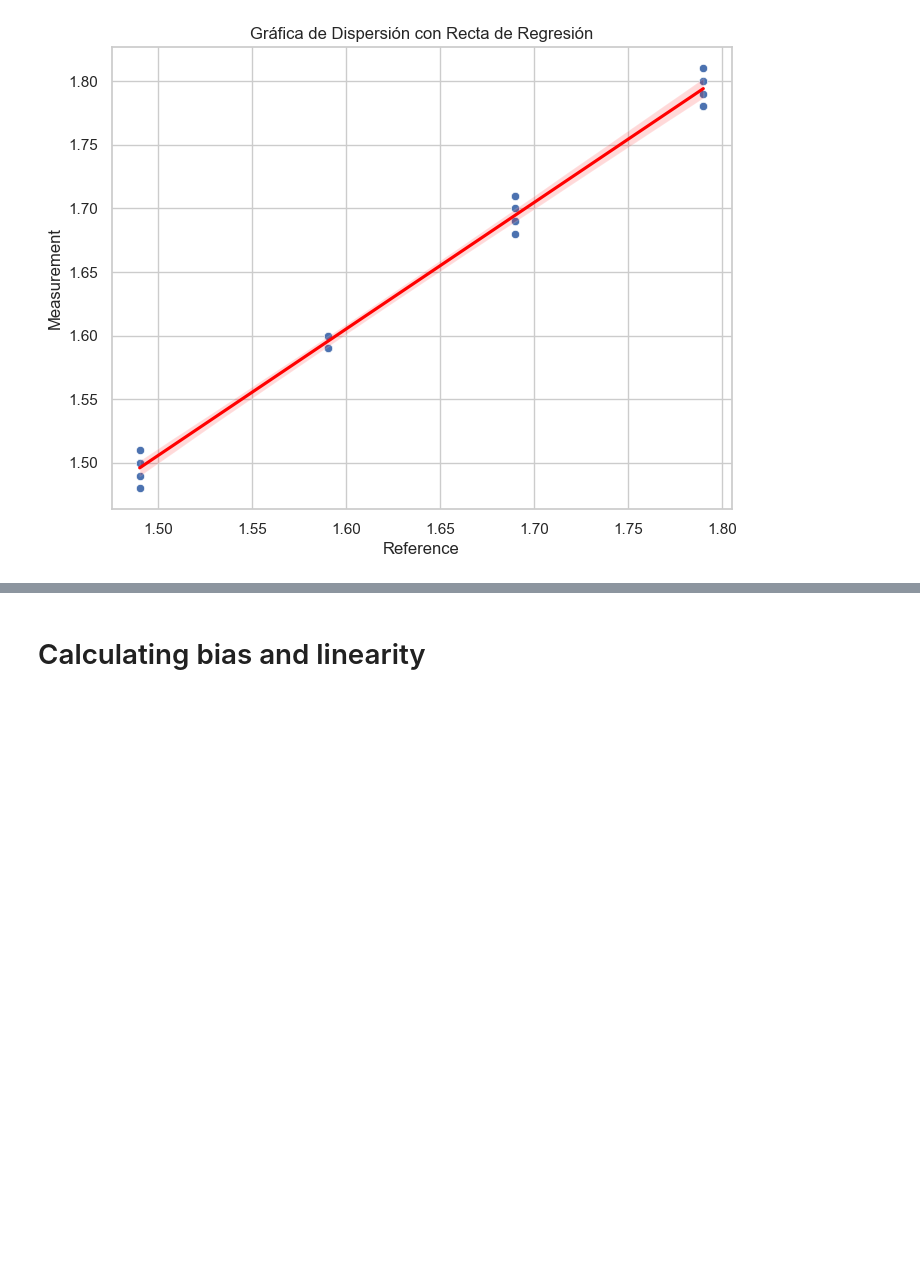
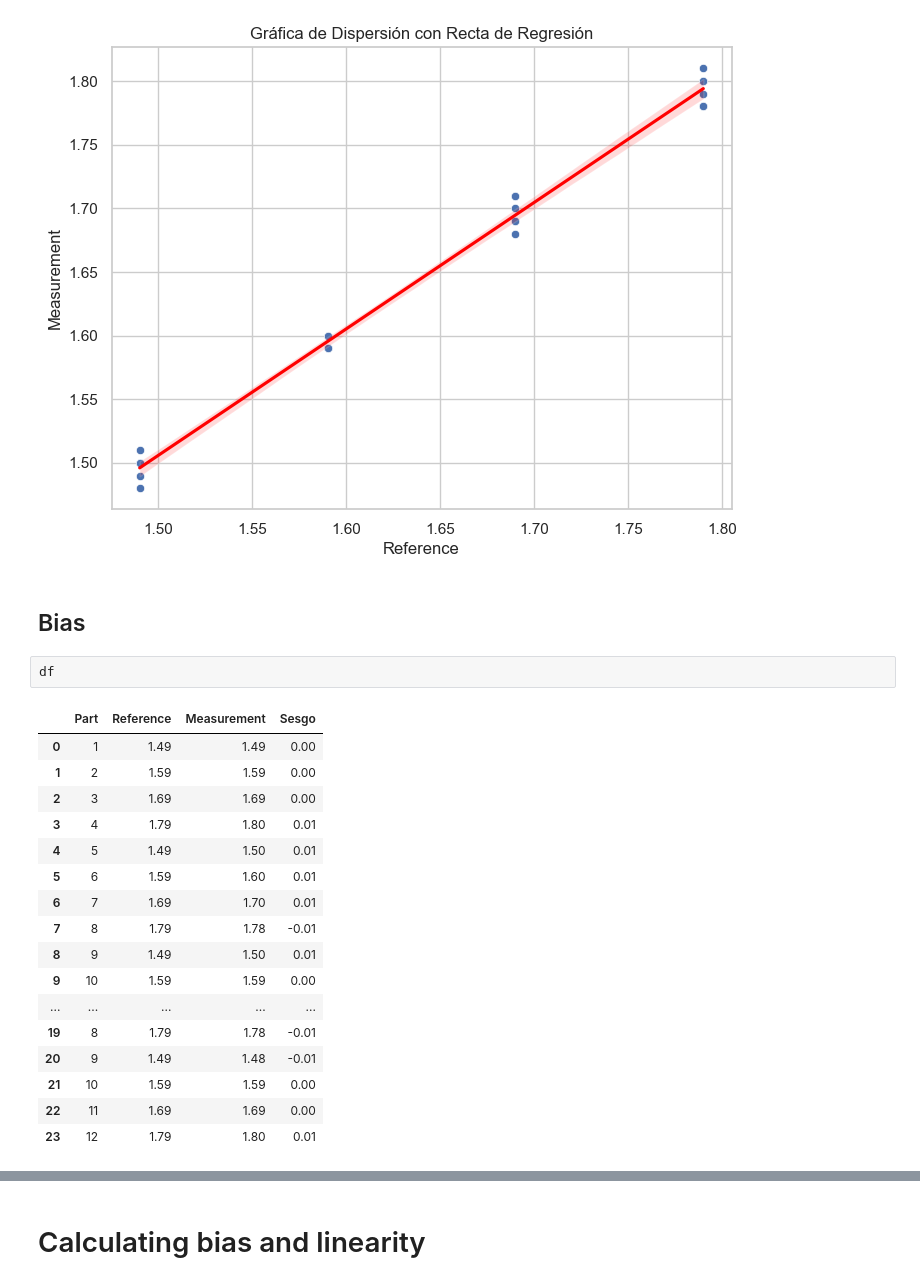
Before and after one commit to daniellreyes/LeanSS, a Jupyter notebook: 2-Measure/Measurement system analysis/Linearity-analysis.ipynb, the cells around one changed output, grey strips where cells are left out. Cells and saved outputs as stored; diff of their text form; blank space fills up the shorter version.

```diff
--- a/2-Measure/Measurement system analysis/Linearity-analysis.ipynb
+++ b/2-Measure/Measurement system analysis/Linearity-analysis.ipynb
@@ -74,3 +75,25 @@ plt.title('Gráfica de Dispersión con Recta de Regresión')
 plt.show()
 # %% [output]
 [figure]
+# %% [markdown]
+## Bias
+# %%
+df
+# %% [output]
+|  | Part | Reference | Measurement | Sesgo |
+| 0 | 1 | 1.49 | 1.49 | 0.00 |
+| 1 | 2 | 1.59 | 1.59 | 0.00 |
+| 2 | 3 | 1.69 | 1.69 | 0.00 |
+| 3 | 4 | 1.79 | 1.80 | 0.01 |
+| 4 | 5 | 1.49 | 1.50 | 0.01 |
+| 5 | 6 | 1.59 | 1.60 | 0.01 |
+| 6 | 7 | 1.69 | 1.70 | 0.01 |
+| 7 | 8 | 1.79 | 1.78 | -0.01 |
+| 8 | 9 | 1.49 | 1.50 | 0.01 |
+| 9 | 10 | 1.59 | 1.59 | 0.00 |
+| ... | ... | ... | ... | ... |
+| 19 | 8 | 1.79 | 1.78 | -0.01 |
+| 20 | 9 | 1.49 | 1.48 | -0.01 |
+| 21 | 10 | 1.59 | 1.59 | 0.00 |
+| 22 | 11 | 1.69 | 1.69 | 0.00 |
+| 23 | 12 | 1.79 | 1.80 | 0.01 |
```
Also changed, not shown: parts of 5 cells of this notebook, 17 other files.
